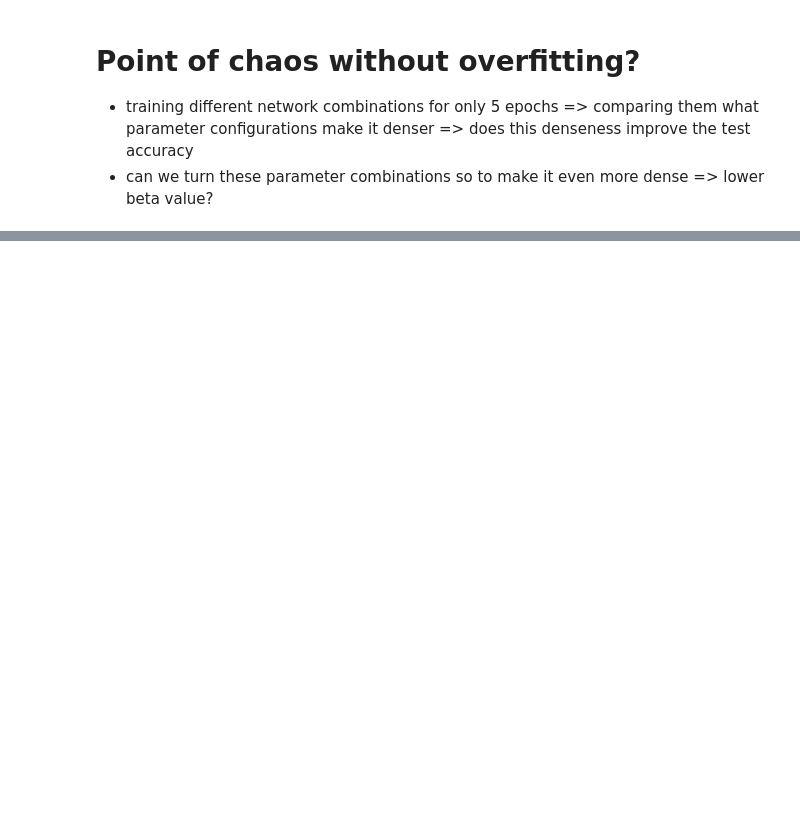
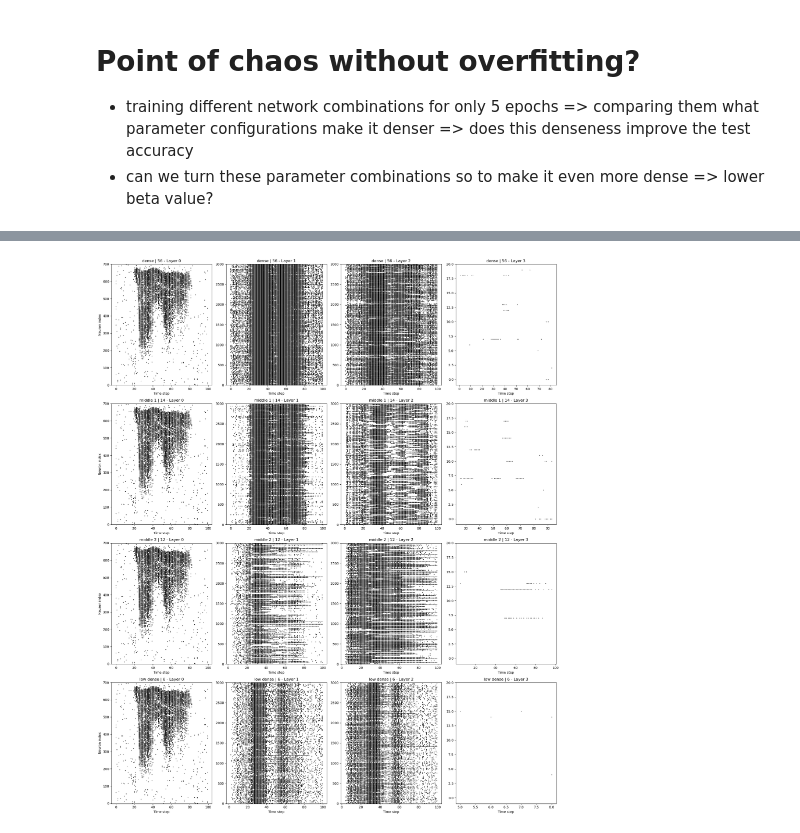
Before and after one commit to ForzaMark/whk-snn, a Jupyter notebook: heidelberg_implementation/point_of_chaos_experiment.ipynb, the cells around one changed output, grey strips where cells are left out. Cells and saved outputs as stored; diff of their text form; code cells hidden in the pictures; blank space fills up the shorter version.

```diff
--- a/heidelberg_implementation/point_of_chaos_experiment.ipynb
+++ b/heidelberg_implementation/point_of_chaos_experiment.ipynb
@@ -98,7 +90,7 @@ import torch
 
 NUMBER_HIDDEN_NEURONS = 100
 NUMBER_HIDDEN_LAYER = 1
-BETAS = [0.6, 0.7, 0.8, 0.9, 0.99]
+BETAS = [0.6, 0.8, 0.99]
 threshold = 1
 
 models = []
@@ -123,0 +116,5 @@ plot_layer_development(models, [f'Beta: {beta}' for beta in BETAS])
+# %%
+def build_model_path(sparsity, beta, threshold):
+    sparsity = '0' if sparsity == 0 else sparsity
+    threshold = '1' if threshold == 1 else threshold
+    return f'./models/experiment_layer_development_investigation/best_grid_search_sparsity_{sparsity}_beta_{beta}_threshold_{threshold}.pth'
@@ -123,0 +162,60 @@ plot_layer_development(models, [f'Beta: {beta}' for beta in BETAS])
+# %%
+from util.plot_layer_development import plot_layer_development
+from neural_nets.configurable_spiking_neural_net import ConfigurableSpikingNeuralNet
+from constants import NUMBER_INPUT_NEURONS, NUMBER_OUTPUT_NEURONS, TIME_STEPS
+import copy
+import torch
+
+configurations = [
+    {
+        'name': 'dense',
+        'sparsity': 0.95,
+        'beta': 0.8,
+        'threshold': 1,
+        'epochs': 56
+    },
+    {
+        'name': 'middle 1',
+        'sparsity': 0,
+        'beta': 0.8,
+        'threshold': 1,
+        'epochs': 14
+    },
+    {
+        'name': 'middle 2',
+        'sparsity': 0,
+        'beta': 0.99,
+        'threshold': 1,
+        'epochs': 12
+    },
+    {
+        'name': 'low dense',
+        'sparsity': 0.95,
+        'beta': 0.99,
+        'threshold': 0.7,
+        'epochs': 6
+    }
+]
+
+models = []
+names = []
+
+for config in configurations:
+
+    base_net = ConfigurableSpikingNeuralNet(number_input_neurons=NUMBER_INPUT_NEURONS,
+                                                number_output_neurons=NUMBER_OUTPUT_NEURONS,
+                                                number_hidden_layers=2,
+                                                number_hidden_neurons=3000,
+                                                beta=config["beta"],
+                                                threshold=config["threshold"],
+                                                time_steps=TIME_STEPS)
+
+    model = copy.deepcopy(base_net)
+    model.load_state_dict(torch.load(build_model_path(sparsity=config["sparsity"], beta=config["beta"], threshold=config["threshold"])))
+
+    models.append(model)
+    names.append(f'{config["name"]} | {config["epochs"]}')
+
+plot_layer_development(models, names)
+# %% [output]
+[figure, added]
```
Also changed, not shown: parts of 8 cells of this notebook, 10 other files.
